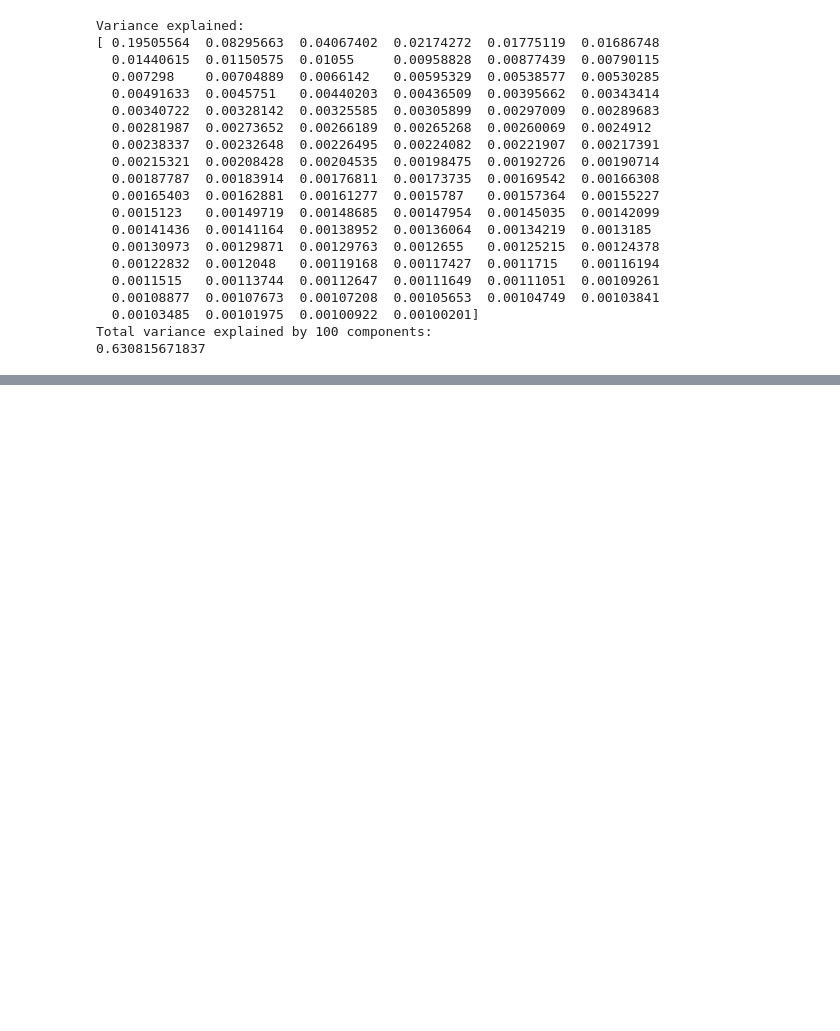
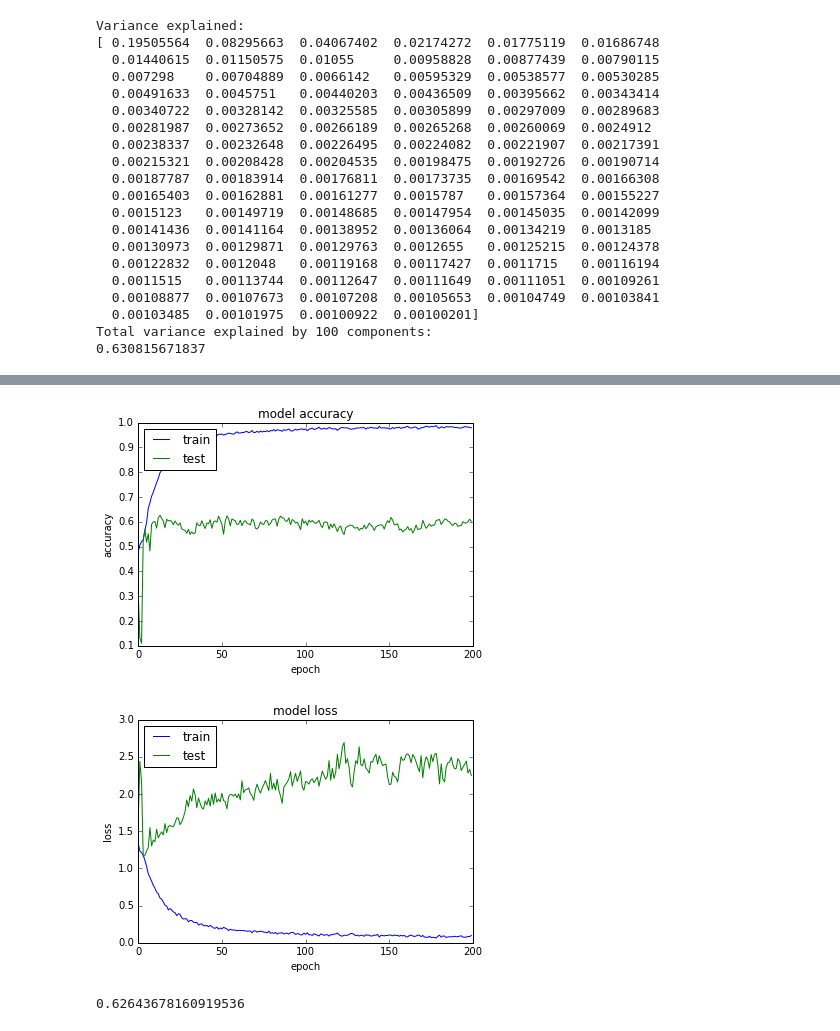
Before and after one commit to chili-epfl/paper-JLA-deep-teaching-analytics, a Jupyter notebook: notebooks/kerasLSTMs.ipynb, the cells around one changed output, grey strips where cells are left out. Drawn from its saved outputs; the diff is of its cells as text; code cells hidden in the pictures; blank space fills up the shorter version.

Commit message:
Some good LSTMs

```diff
--- a/notebooks/kerasLSTMs.ipynb
+++ b/notebooks/kerasLSTMs.ipynb
@@ -177,11 +177,18 @@ def create_LSTM2_PCA(batch_size = 1, trainShape1=100):
     # create and fit the LSTM network
     model = Sequential()
     # stateful LSTM!
-    model.add(LSTM(60, batch_input_shape=(batch_size, 1, trainShape1),
+    model.add(LSTM(200, batch_input_shape=(batch_size, 1, trainShape1),
                    return_sequences=True, stateful=True))
     model.add(Dropout(0.2))
-    model.add(LSTM(30, batch_input_shape=(batch_size, 1, trainShape1),
+    model.add(LSTM(100,
+                   return_sequences=True, stateful=True))
+    model.add(Dropout(0.2))
+    model.add(LSTM(50,
                    return_sequences=False, stateful=True))
+    model.add(Dropout(0.2))
+    model.add(Dense(50, activation='tanh'))
+    model.add(Dropout(0.2))
+    model.add(Dense(20, activation='tanh'))
     model.add(Dropout(0.2))
     model.add(Dense(5, activation='softmax'))
     # Compile model
@@ -315,2 +329,26 @@ Test score after epoch of whole dataset:
 Train on 4472 samples, validate on 1044 samples
 Epoch 1/1
+# %%
+# summarize history for accuracy
+plt.plot(accs)
+plt.plot(val_accs)
+plt.title('model accuracy')
+plt.ylabel('accuracy')
+plt.xlabel('epoch')
+plt.legend(['train','test'], loc='upper left')
+plt.show()
+# summarize history for loss
+plt.plot(losss)
+plt.plot(val_losss)
+plt.title('model loss')
+plt.ylabel('loss')
+plt.xlabel('epoch')
+plt.legend(['train','test'], loc='upper left')
+plt.show()
+# %% [output]
+[figure, added]
+[figure, added]
+# %%
+max(val_accs)
+# %% [output]
+0.62643678160919536
```
Also changed, not shown: parts of 2 cells of this notebook, 2 other files.
